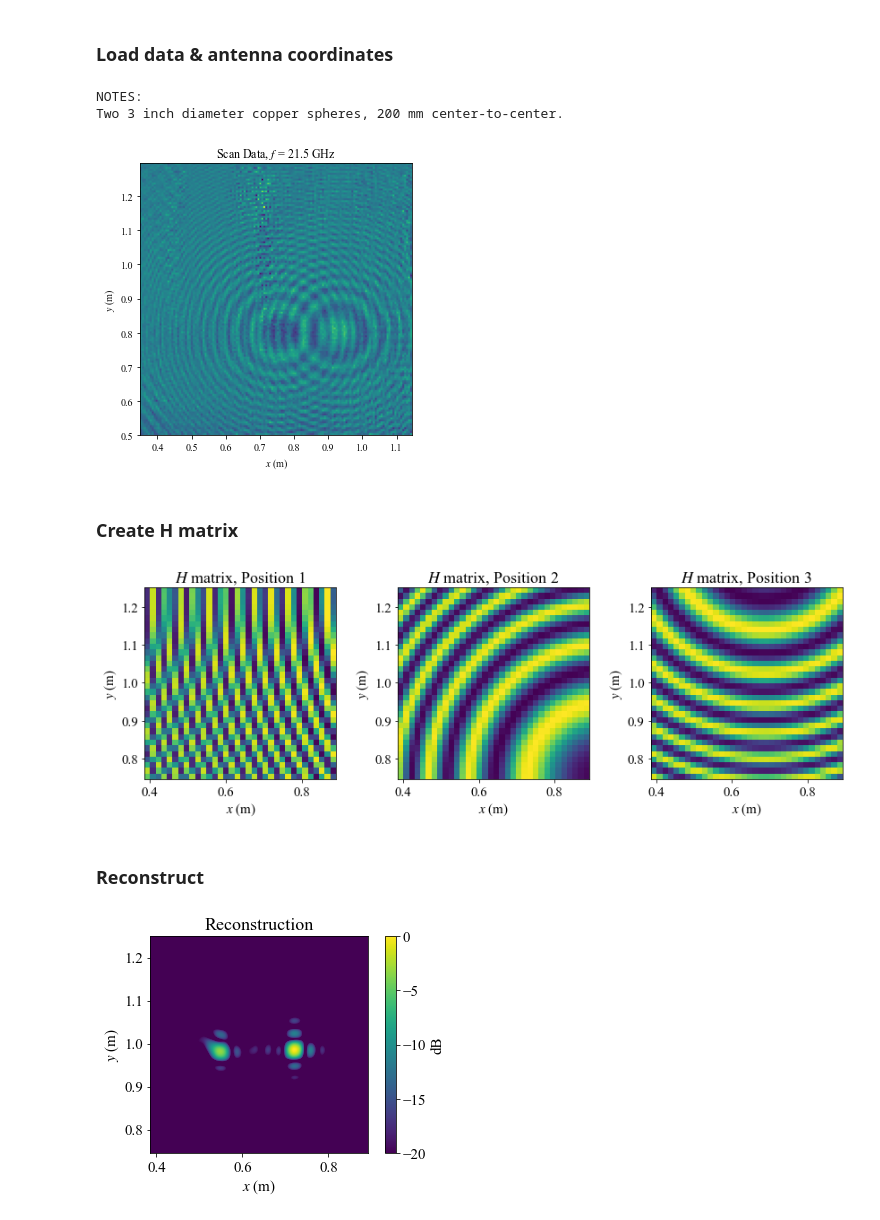
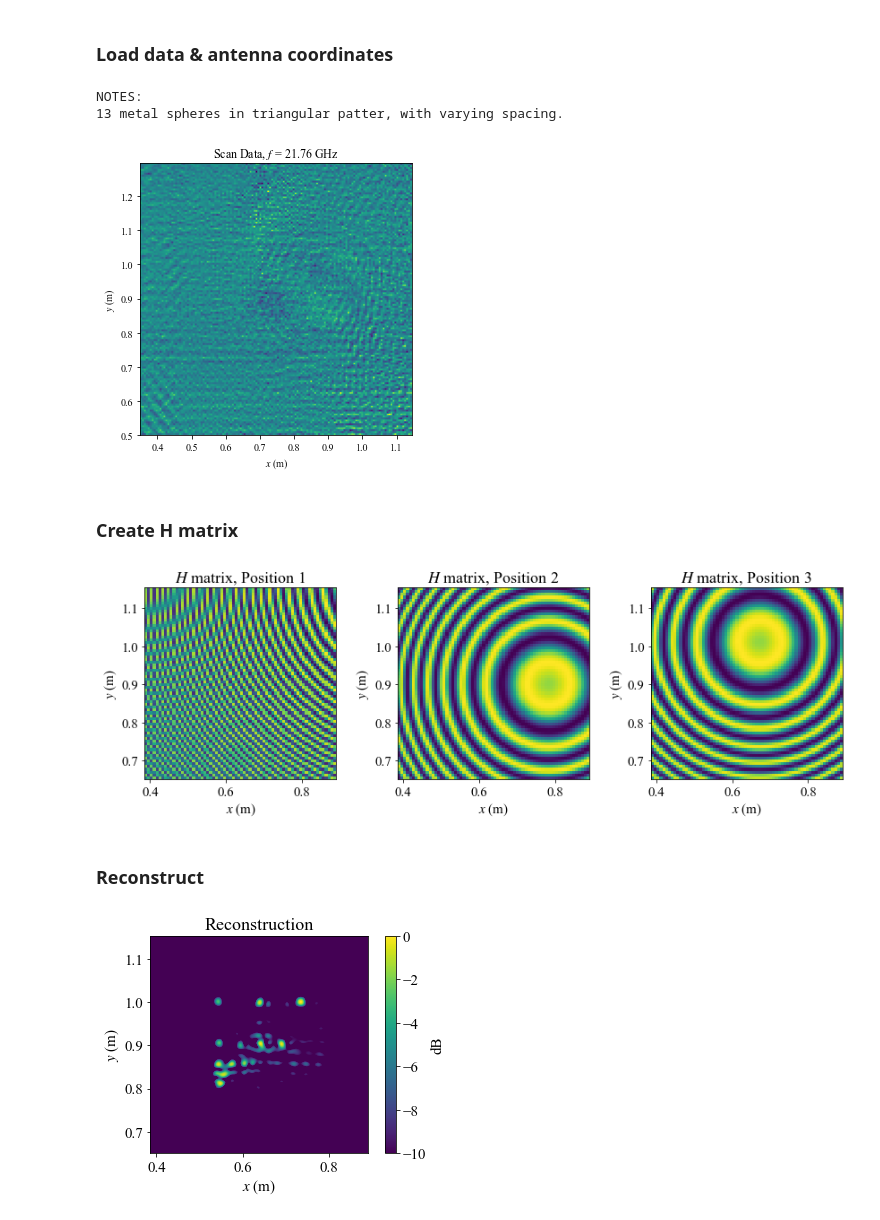
Before and after one commit to aaronvd/twi_experiments, a Jupyter notebook: Preliminary Scripts/reconstruction_script.ipynb, the cells around one changed output. Saved outputs shown, nothing was run; the diff lists cells and outputs as text; code cells hidden in the pictures.

```diff
--- a/Preliminary Scripts/reconstruction_script.ipynb
+++ b/Preliminary Scripts/reconstruction_script.ipynb
@@ -52,9 +52,9 @@ def G(k, R):
 # %%
 d_antennas = .035        # distance between tx/rx antennas
 fc = 22E9
-bw = 1E9
+bw = .5E9
 
-mat = scipy.io.loadmat(r'..\Data\two_copper_spheres_2022-10-31.mat')
+mat = scipy.io.loadmat(r'..\..\..\Data\resolution_target_2022-11-01.mat')
 notes = list(mat['notes'])
 print('NOTES:')
 for i in range(len(notes)):
@@ -76,7 +76,7 @@ measurements = measurements[:,:,f_indx]
 z_offset = mat['z_offset'][0,0]*mm
 
 ### load background
-mat = scipy.io.loadmat(r'..\Data\Wall_test_background_2022-10-29.mat')
+mat = scipy.io.loadmat(r'..\..\..\Data\Wall_test_background_2022-10-29.mat')
 bg = np.flip(mat['measurements'], axis=(0,1))
 bg = bg[:,:,f_indx]
 
@@ -94,8 +94,8 @@ plt.ylabel('$y$ (m)')
 plt.show()
 
 ### truncate scan
-Lxa_new = 0.2
-Lya_new = 0.2
+Lxa_new = 0.4
+Lya_new = 0.4
 
 indx_center_x = xa.size//2
 indx_center_y = ya.size//2
@@ -121,8 +121,8 @@ Lya = np.amax(Ya) - np.amin(Ya)
 g = np.reshape(measurements, (M, 1))
 # %% [output]
 NOTES:
-Two 3 inch diameter copper spheres, 200 mm center-to-center.
+13 metal spheres in triangular patter, with varying spacing.
-[figure, old version]
+[figure, new version]
 # %% [markdown]
 ### Create H matrix
 # %%
@@ -133,7 +133,7 @@ Lzs = .00001
 # xs_center = xa_center
 # ys_center = ya_center
 xs_center = .636
-ys_center = .995
+ys_center = .9
 
 cr_res_x = np.amin(lam)*z_offset/(2*Lxa)
 cr_res_y = np.amin(lam)*z_offset/(2*Lya)
@@ -153,41 +153,41 @@ N = Xs.size                     # total number of scene positions
 Xa1, Xs1 = np.meshgrid(Xa.flatten(), Xs.flatten(), indexing='ij')
 Ya1, Ys1 = np.meshgrid(Ya.flatten(), Ys.flatten(), indexing='ij')
 Za1, Zs1 = np.meshgrid(Za.flatten(), Zs.flatten(), indexing='ij')
 
 Rt = np.sqrt((Xa1 + d_antennas/2 - Xs1)**2 + (Ya1 - Ys1)**2 + (Za1 - Zs1)**2)       # set of transmitter-scene distances
 Rr = np.sqrt((Xa1 - d_antennas/2 - Xs1)**2 + (Ya1 - Ys1)**2 + (Za1 - Zs1)**2)       # set of receiver-scene distances
 
 H = np.empty((Na, N, Nf), dtype=np.complex64)
 for kk in range(k.size):
     H[:,:,kk] = G(k[kk], Rt) * G(k[kk], Rr)
 
 set_font(fontsize=15)
 fig, (ax1, ax2, ax3) = plt.subplots(1, 3, figsize=plt.figaspect(float(1)/float(3)))
 ax1.imshow(np.real(H[:,10,0]).reshape(Xa.shape), extent=(xs[0], xs[-1], ys[0], ys[-1]), origin='lower')
 ax1.set_title('$H$ matrix, Position 1')
 ax1.set_xlabel('$x$ (m)')
 ax1.set_ylabel('$y$ (m)')
 ax2.imshow(np.real(H[:,H.shape[1]//2,0]).reshape(Xa.shape), extent=(xs[0], xs[-1], ys[0], ys[-1]), origin='lower')
 ax2.set_title('$H$ matrix, Position 2')
 ax2.set_xlabel('$x$ (m)')
 ax2.set_ylabel('$y$ (m)')
 ax3.imshow(np.real(H[:,2*H.shape[1]//3,0]).reshape(Xa.shape), extent=(xs[0], xs[-1], ys[0], ys[-1]), origin='lower')
 ax3.set_title('$H$ matrix, Position 3')
 ax3.set_xlabel('$x$ (m)')
 ax3.set_ylabel('$y$ (m)')
 plt.tight_layout()
 plt.show()
 
 H = np.reshape(np.transpose(H, (0, 2, 1)), (M, N))
 # %% [output]
-[figure, old version]
+[figure, new version]
 # %% [markdown]
 ### Reconstruct
 # %%
 im = np.transpose((np.transpose(np.conjugate(H)) @ g).reshape(Xs.shape), (1, 0, 2))
 im = np.abs(np.mean(im, 2))**2
 
-N_interp = 5
+N_interp = 3
 im_interpolate = np.abs(fft_resample(im, N_interp*im.shape[0], N_interp*im.shape[1]))
 im_interpolate = 10*np.log10(im_interpolate/np.amax(im_interpolate))
 
@@ -196,11 +196,11 @@ plt.figure()
 plt.imshow(im_interpolate,
            extent=(np.amin(xs), np.amax(xs), np.amin(ys), np.amax(ys)),
            origin='lower')
-plt.clim(-20, 0)
+plt.clim(-10, 0)
 plt.xlabel('$x$ (m)')
 plt.ylabel('$y$ (m)')
 plt.title('Reconstruction')
 plt.colorbar(label='dB')
 plt.show()
 # %% [output]
-[figure, old version]
+[figure, new version]
```
Also changed, not shown: parts of 1 cell of this notebook, 2 other files.
